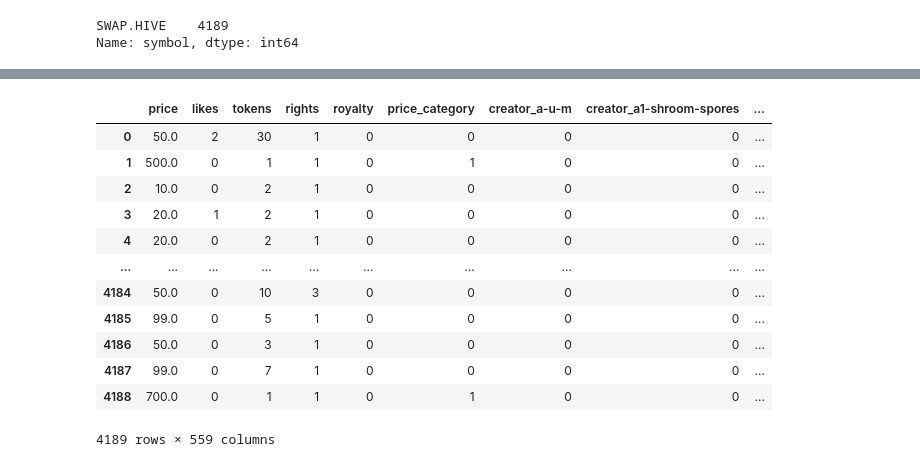
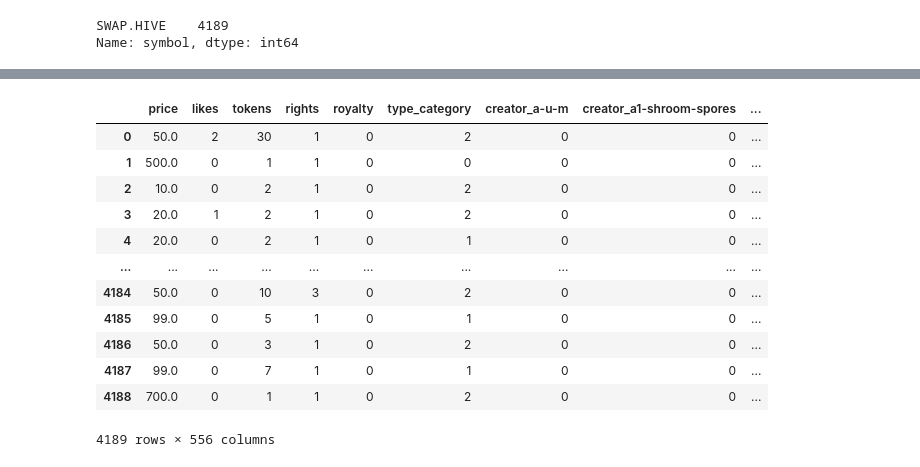
Before and after one commit to aortiz224/bootcamp_finalproject, a Jupyter notebook: dev/yaser/ML_finalproject.ipynb, the cells around one changed output, grey strips where cells are left out. Saved outputs shown, nothing was run; the diff lists cells and outputs as text; code cells hidden in the pictures.

```diff
--- a/dev/yaser/ML_finalproject.ipynb
+++ b/dev/yaser/ML_finalproject.ipynb
@@ -106,4 +125 @@ rektdoteth_rekt_dark-forest-still               1
 Name: art_series, Length: 4120, dtype: int64
-# %%
-df_eda= df_eda.drop(columns=['cid','path','symbol', 'name','title','art_series'])
-df_eda
@@ -152,12 +152,12 @@ Name: price, Length: 328, dtype: int64
 # %%
 results= []
-for x in df_eda.price:
-    if x > 1000:
+for x in df_eda.type:
+    if x == "PHOTO":
         results.append(2)
-    elif x>100:
+    elif x == "GIF":
         results.append(1)
     else:
         results.append(0)
-df_eda['price_category']=results
+df_eda['type_category']=results
 df_eda.head()
 # %% [output]
@@ -169,0 +170,3 @@ df_eda.head()
+# %%
+df_eda= df_eda.drop(columns=['type','cid','path','symbol', 'name','title','art_series'])
+df_eda
@@ -170,17 +187,17 @@ df_eda.head()
 # %%
-df_eda_encoded= pd.get_dummies(df_eda, columns=['creator','nsfw', 'type', 'year'])
+df_eda_encoded= pd.get_dummies(df_eda, columns=['creator','nsfw','year'])
 df_eda_encoded
 # %% [output]
-|  | price | likes | tokens | rights | royalty | price_category | creator_a-u-m | creator_a1-shroom-spores | ... |
-| 0 | 50.0 | 2 | 30 | 1 | 0 | 0 | 0 | 0 | ... |
-| 1 | 500.0 | 0 | 1 | 1 | 0 | 1 | 0 | 0 | ... |
-| 2 | 10.0 | 0 | 2 | 1 | 0 | 0 | 0 | 0 | ... |
-| 3 | 20.0 | 1 | 2 | 1 | 0 | 0 | 0 | 0 | ... |
-| 4 | 20.0 | 0 | 2 | 1 | 0 | 0 | 0 | 0 | ... |
+|  | price | likes | tokens | rights | royalty | type_category | creator_a-u-m | creator_a1-shroom-spores | ... |
+| 0 | 50.0 | 2 | 30 | 1 | 0 | 2 | 0 | 0 | ... |
+| 1 | 500.0 | 0 | 1 | 1 | 0 | 0 | 0 | 0 | ... |
+| 2 | 10.0 | 0 | 2 | 1 | 0 | 2 | 0 | 0 | ... |
+| 3 | 20.0 | 1 | 2 | 1 | 0 | 2 | 0 | 0 | ... |
+| 4 | 20.0 | 0 | 2 | 1 | 0 | 1 | 0 | 0 | ... |
 | ... | ... | ... | ... | ... | ... | ... | ... | ... | ... |
-| 4184 | 50.0 | 0 | 10 | 3 | 0 | 0 | 0 | 0 | ... |
-| 4185 | 99.0 | 0 | 5 | 1 | 0 | 0 | 0 | 0 | ... |
-| 4186 | 50.0 | 0 | 3 | 1 | 0 | 0 | 0 | 0 | ... |
-| 4187 | 99.0 | 0 | 7 | 1 | 0 | 0 | 0 | 0 | ... |
-| 4188 | 700.0 | 0 | 1 | 1 | 0 | 1 | 0 | 0 | ... |
+| 4184 | 50.0 | 0 | 10 | 3 | 0 | 2 | 0 | 0 | ... |
+| 4185 | 99.0 | 0 | 5 | 1 | 0 | 1 | 0 | 0 | ... |
+| 4186 | 50.0 | 0 | 3 | 1 | 0 | 2 | 0 | 0 | ... |
+| 4187 | 99.0 | 0 | 7 | 1 | 0 | 1 | 0 | 0 | ... |
+| 4188 | 700.0 | 0 | 1 | 1 | 0 | 2 | 0 | 0 | ... |
-4189 rows × 559 columns
+4189 rows × 556 columns
```
Also changed, not shown: parts of 13 cells of this notebook, 3 other files.
